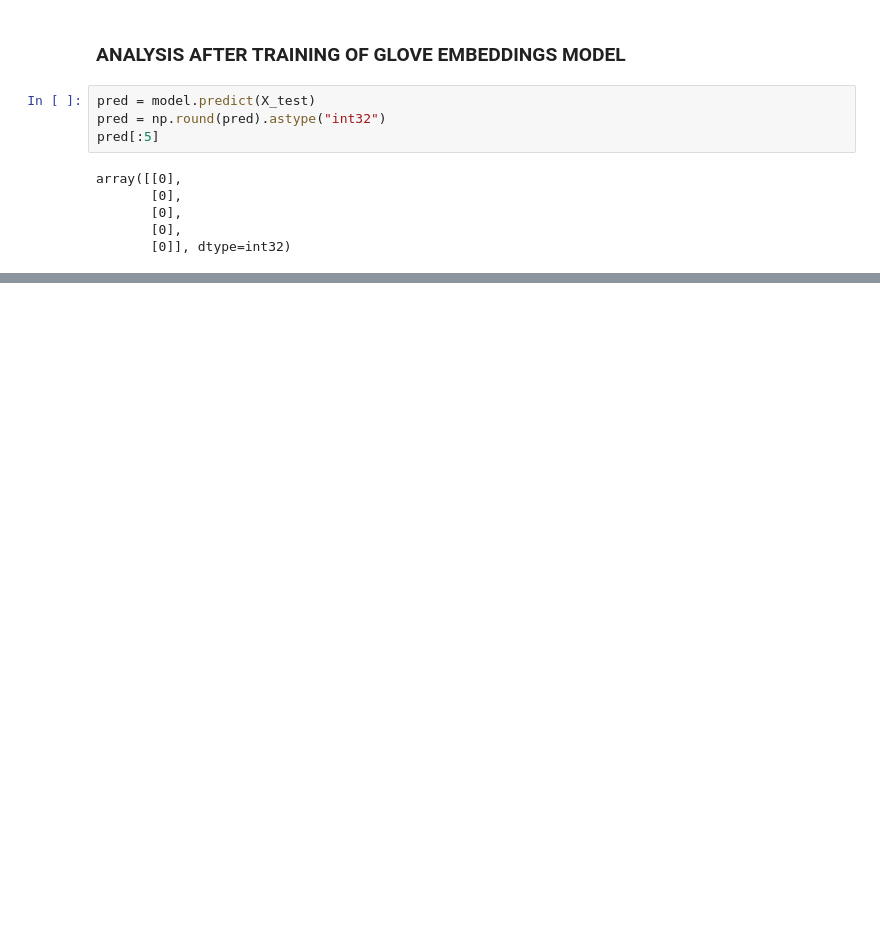
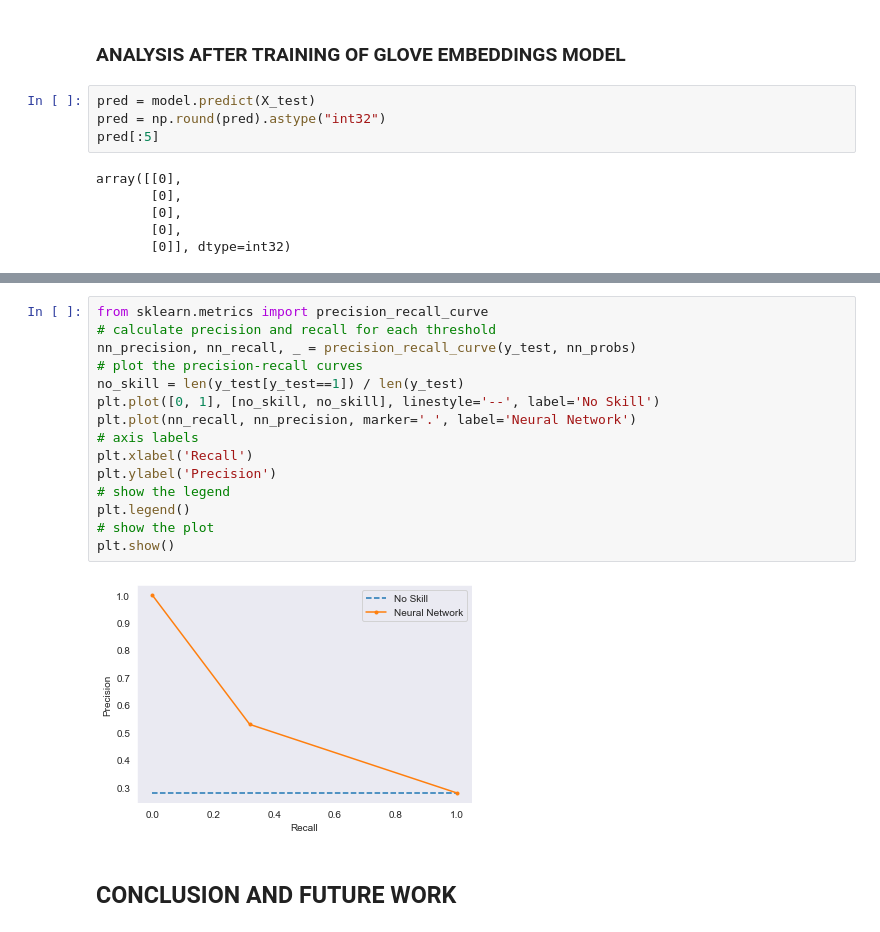
Before and after one commit to Kazage/Capstone_3_project, a Jupyter notebook: Utuje_Capstone_3.ipynb, the cells around one changed output, grey strips where cells are left out. Saved outputs shown, nothing was run; the diff lists cells and outputs as text; blank space fills up the shorter version.

```diff
--- a/Utuje_Capstone_3.ipynb
+++ b/Utuje_Capstone_3.ipynb
@@ -483,0 +735,19 @@ sns.heatmap(cm,cmap= "Blues", linecolor = 'black' , linewidth = 1 , annot = True
+# %%
+from sklearn.metrics import precision_recall_curve
+# calculate precision and recall for each threshold
+nn_precision, nn_recall, _ = precision_recall_curve(y_test, nn_probs)
+# plot the precision-recall curves
+no_skill = len(y_test[y_test==1]) / len(y_test)
+plt.plot([0, 1], [no_skill, no_skill], linestyle='--', label='No Skill')
+plt.plot(nn_recall, nn_precision, marker='.', label='Neural Network')
+# axis labels
+plt.xlabel('Recall')
+plt.ylabel('Precision')
+# show the legend
+plt.legend()
+# show the plot
+plt.show()
+# %% [output]
+[figure, added]
+# %% [markdown]
+## CONCLUSION AND FUTURE WORK
```
Also changed, not shown: parts of 68 cells of this notebook.
